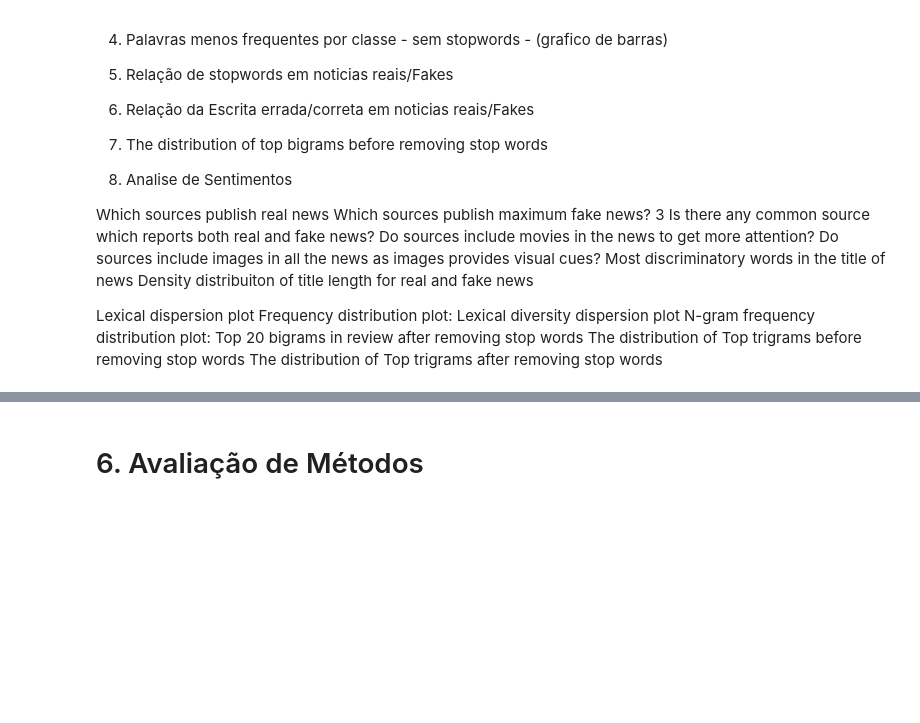
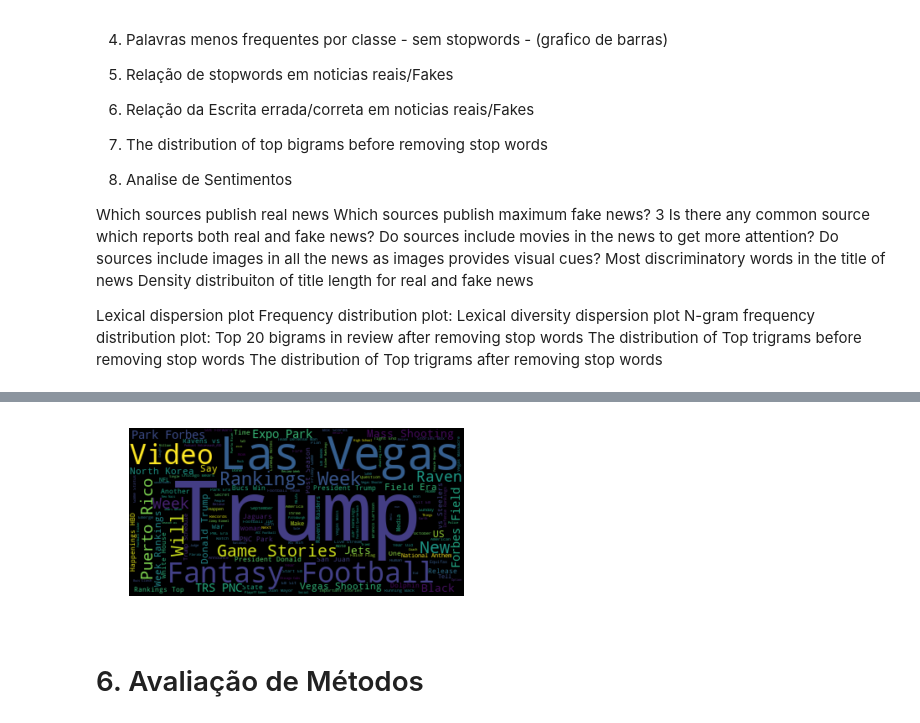
Before and after one commit to EdvarFilho/TrabalhoAprendizagemDeMaquina, a Jupyter notebook: Analisador de Fake News.ipynb, the cells around one changed output, grey strips where cells are left out. Drawn from its saved outputs; the diff is of its cells as text; code cells hidden in the pictures; blank space fills up the shorter version.

```diff
--- a/Analisador de Fake News.ipynb
+++ b/Analisador de Fake News.ipynb
@@ -313,3 +315,10 @@ plt.show()
+# %%
+wordcloud = WordCloud(max_font_size=100).generate(titulosReal)
+plt.pyplot.imshow(wordcloud, interpolation="bilinear")
+plt.pyplot.axis("off")
+plt.pyplot.show()
+# %% [output]
+[figure, added]
 # %% [markdown]
 # 6. Avaliação de Métodos
 # %%
```
Also changed, not shown: parts of 5 cells of this notebook.
